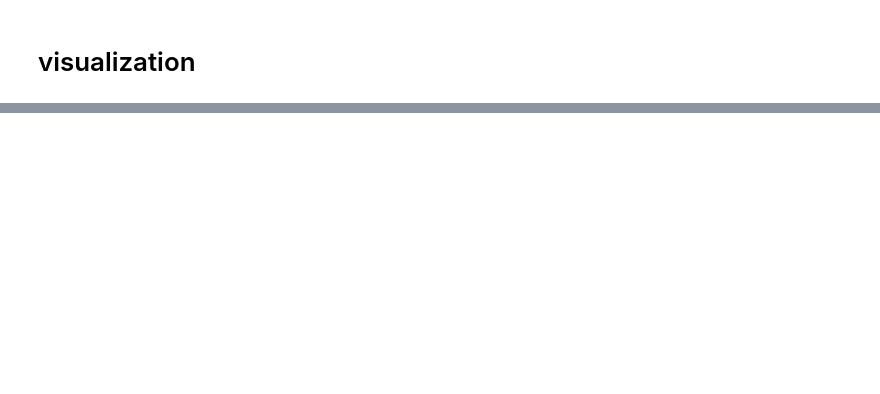
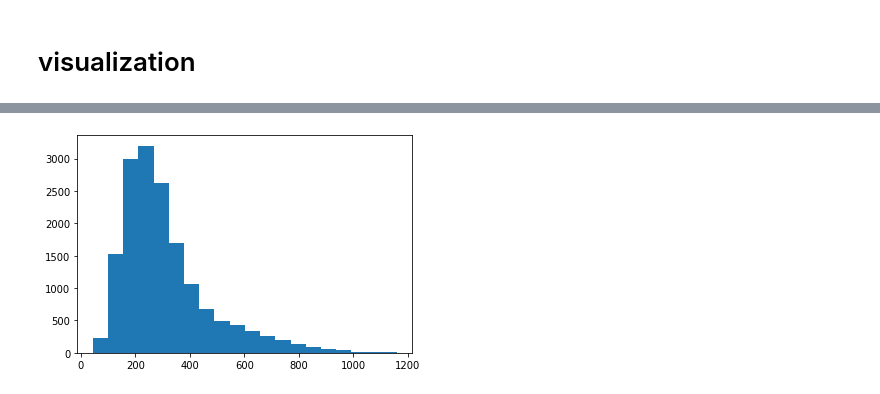
Before and after one commit to ebezzam/lyrics-mir, a Jupyter notebook: notebooks/data_exploration.ipynb, the cells around one changed output, grey strips where cells are left out. Cells and saved outputs as stored; diff of their text form; code cells hidden in the pictures; blank space fills up the shorter version.

```diff
--- a/notebooks/data_exploration.ipynb
+++ b/notebooks/data_exploration.ipynb
@@ -589,0 +897,4 @@ print(sub_genres)
+# %%
+plt.hist(lyr_lengths, bins=20);
+# %% [output]
+[figure, added]
```
Also changed, not shown: parts of 63 cells of this notebook.
